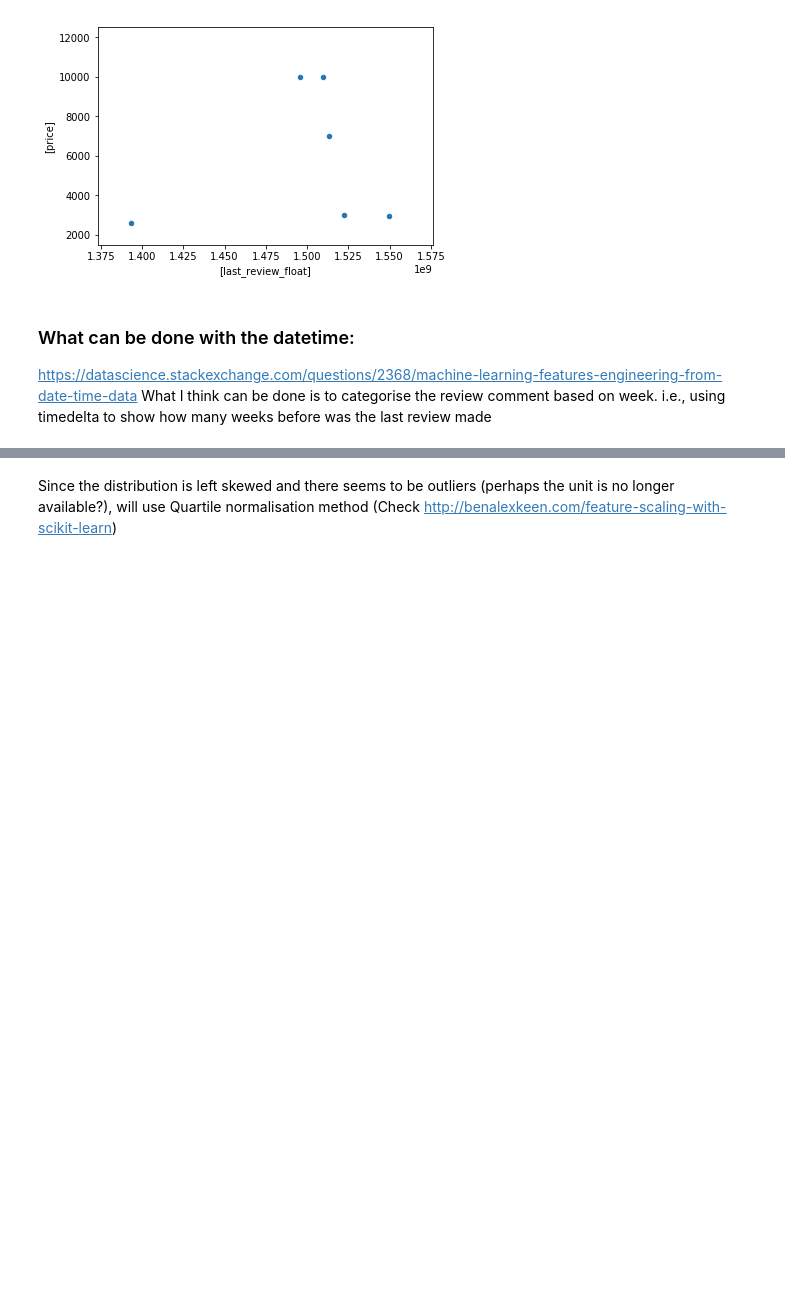
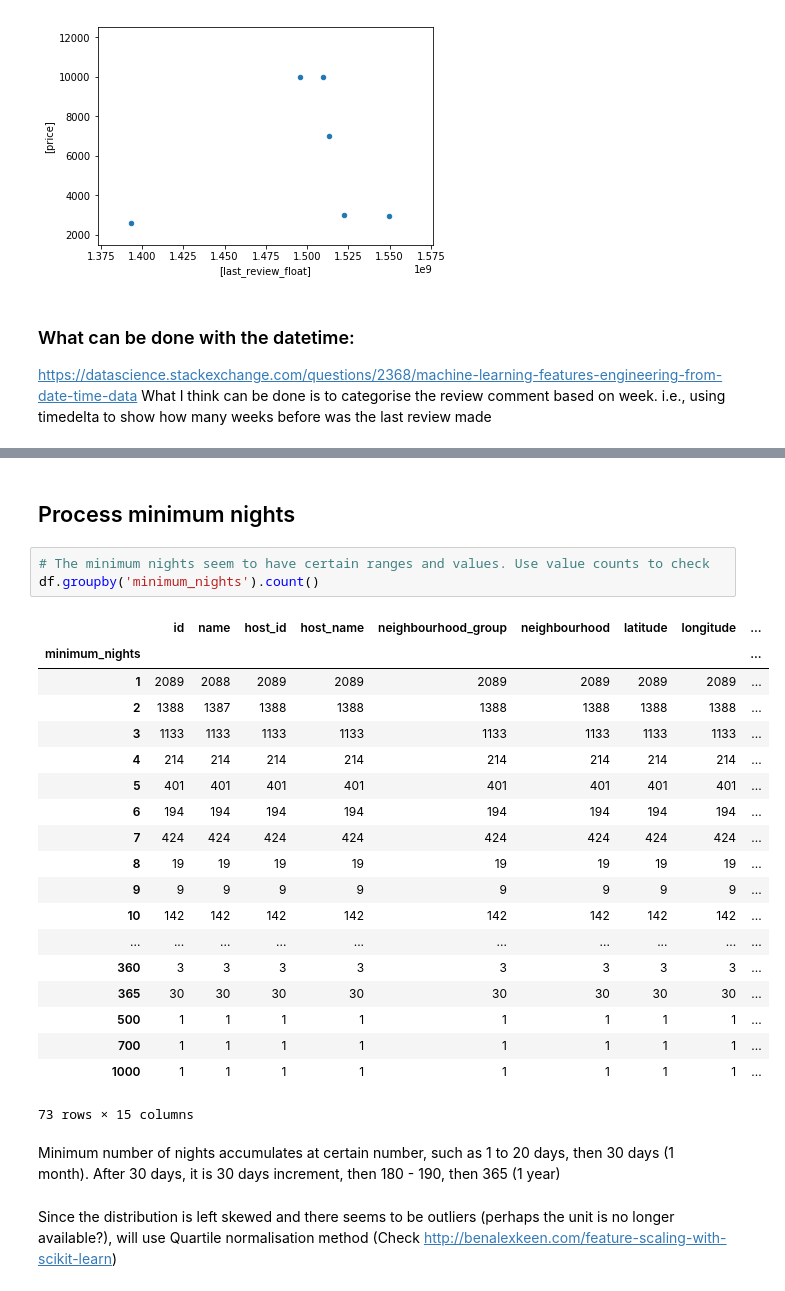
Before and after one commit to FireCyan/Kaggle-Singapore_airbnb, a Jupyter notebook: V1_Kmean.ipynb, the cells around one changed output, grey strips where cells are left out. Cells and saved outputs as stored; diff of their text form; blank space fills up the shorter version.

```diff
--- a/V1_Kmean.ipynb
+++ b/V1_Kmean.ipynb
@@ -291,2 +365,30 @@ df_process['last_review_from_now_in_weeks'].plot(kind='hist')
+# %% [markdown]
+## Process minimum nights
+# %%
+# The minimum nights seem to have certain ranges and values. Use value counts to check
+df.groupby('minimum_nights').count()
+# %% [output]
+|  | id | name | host_id | host_name | neighbourhood_group | neighbourhood | latitude | longitude | ... |
+| minimum_nights |  |  |  |  |  |  |  |  | ... |
+| 1 | 2089 | 2088 | 2089 | 2089 | 2089 | 2089 | 2089 | 2089 | ... |
+| 2 | 1388 | 1387 | 1388 | 1388 | 1388 | 1388 | 1388 | 1388 | ... |
+| 3 | 1133 | 1133 | 1133 | 1133 | 1133 | 1133 | 1133 | 1133 | ... |
+| 4 | 214 | 214 | 214 | 214 | 214 | 214 | 214 | 214 | ... |
+| 5 | 401 | 401 | 401 | 401 | 401 | 401 | 401 | 401 | ... |
+| 6 | 194 | 194 | 194 | 194 | 194 | 194 | 194 | 194 | ... |
+| 7 | 424 | 424 | 424 | 424 | 424 | 424 | 424 | 424 | ... |
+| 8 | 19 | 19 | 19 | 19 | 19 | 19 | 19 | 19 | ... |
+| 9 | 9 | 9 | 9 | 9 | 9 | 9 | 9 | 9 | ... |
+| 10 | 142 | 142 | 142 | 142 | 142 | 142 | 142 | 142 | ... |
+| ... | ... | ... | ... | ... | ... | ... | ... | ... | ... |
+| 360 | 3 | 3 | 3 | 3 | 3 | 3 | 3 | 3 | ... |
+| 365 | 30 | 30 | 30 | 30 | 30 | 30 | 30 | 30 | ... |
+| 500 | 1 | 1 | 1 | 1 | 1 | 1 | 1 | 1 | ... |
+| 700 | 1 | 1 | 1 | 1 | 1 | 1 | 1 | 1 | ... |
+| 1000 | 1 | 1 | 1 | 1 | 1 | 1 | 1 | 1 | ... |
+73 rows × 15 columns
+# %% [markdown]
+Minimum number of nights accumulates at certain number, such as 1 to 20 days, then 30 days (1 month).
+After 30 days, it is 30 days increment, then 180 - 190, then 365 (1 year)
 # %% [markdown]
 Since the distribution is left skewed and there seems to be outliers (perhaps the unit is no longer available?), will use Quartile normalisation method (Check http://benalexkeen.com/feature-scaling-with-scikit-learn)
```
Also changed, not shown: parts of 10 cells of this notebook, 1 other file.
